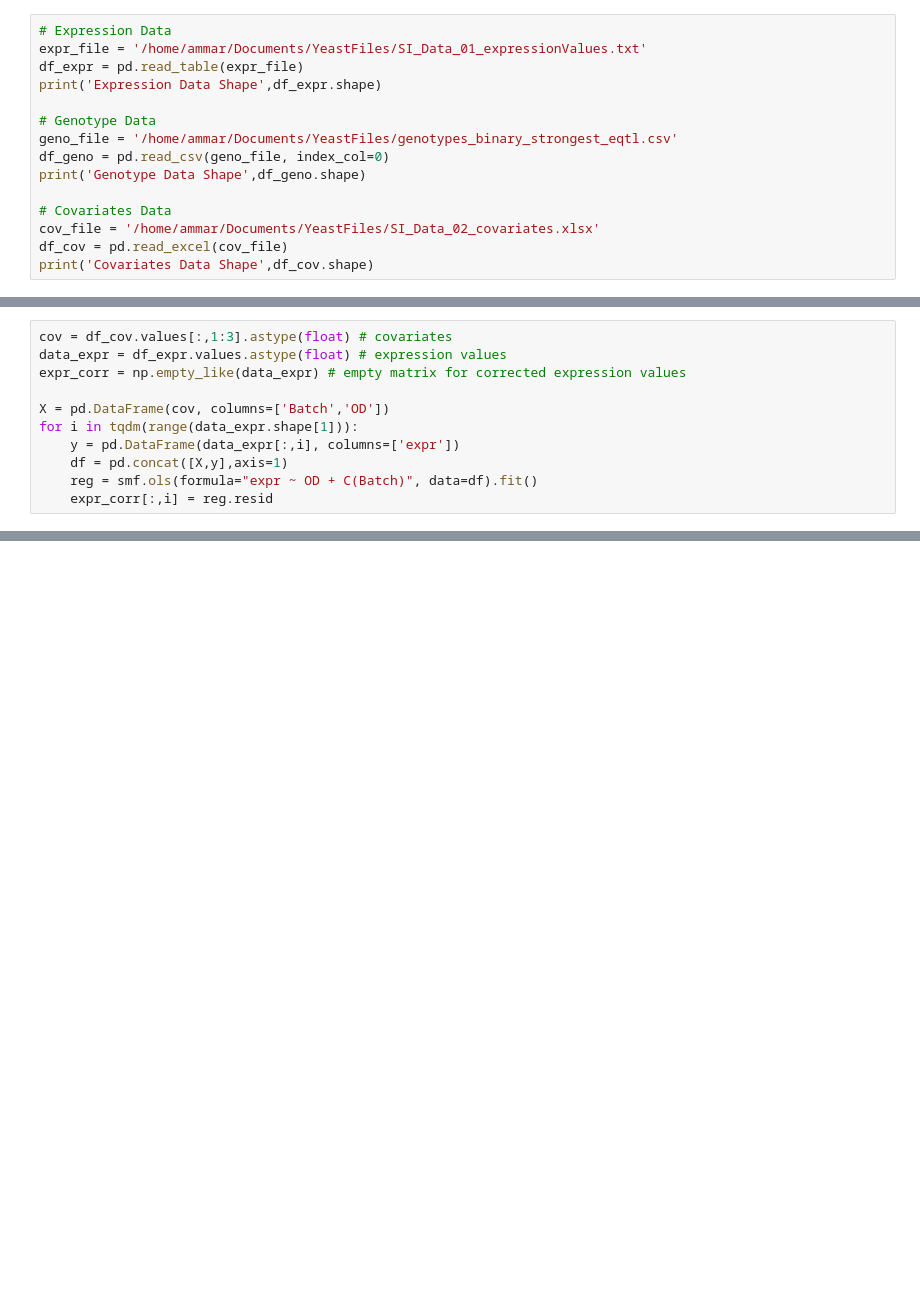
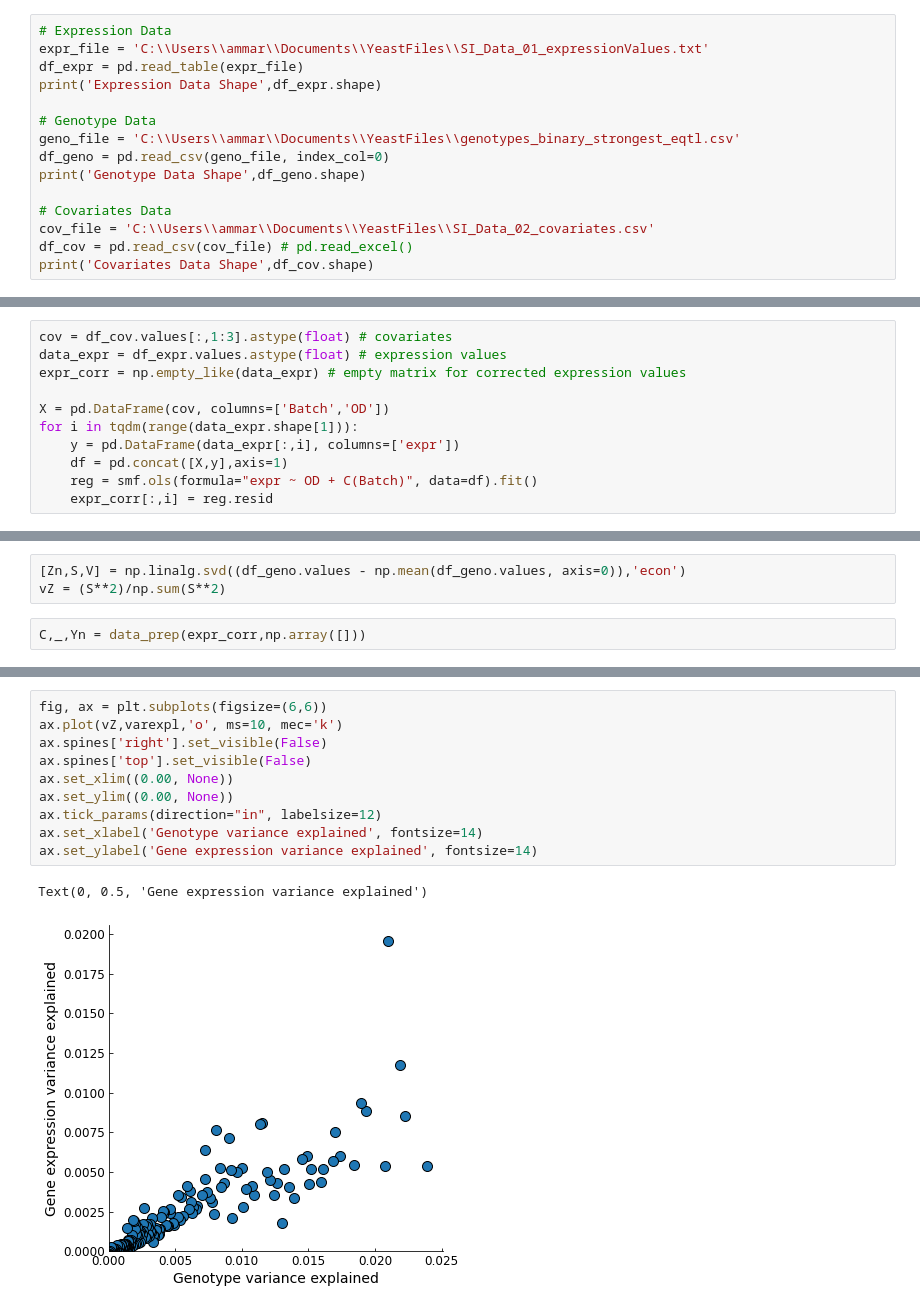
Before and after one commit to AmmarMalik93/LVREML-Python, a Jupyter notebook: LVREML_tutorial.ipynb, the cells around one changed output, grey strips where cells are left out. Drawn from its saved outputs; the diff is of its cells as text; blank space fills up the shorter version.

```diff
--- a/LVREML_tutorial.ipynb
+++ b/LVREML_tutorial.ipynb
@@ -12,18 +12,18 @@ from numpy.linalg import matrix_rank
 import matplotlib.pyplot as plt
 # %%
 # Expression Data
-expr_file = '/home/ammar/Documents/YeastFiles/SI_Data_01_expressionValues.txt'
+expr_file = 'C:\\Users\\ammar\\Documents\\YeastFiles\\SI_Data_01_expressionValues.txt'
 df_expr = pd.read_table(expr_file)
 print('Expression Data Shape',df_expr.shape)
 
 # Genotype Data
-geno_file = '/home/ammar/Documents/YeastFiles/genotypes_binary_strongest_eqtl.csv'
+geno_file = 'C:\\Users\\ammar\\Documents\\YeastFiles\\genotypes_binary_strongest_eqtl.csv'
 df_geno = pd.read_csv(geno_file, index_col=0)
 print('Genotype Data Shape',df_geno.shape)
 
 # Covariates Data
-cov_file = '/home/ammar/Documents/YeastFiles/SI_Data_02_covariates.xlsx'
-df_cov = pd.read_excel(cov_file)
+cov_file = 'C:\\Users\\ammar\\Documents\\YeastFiles\\SI_Data_02_covariates.csv'
+df_cov = pd.read_csv(cov_file) # pd.read_excel()
 print('Covariates Data Shape',df_cov.shape)
 # %% [output]
 Expression Data Shape (1012, 5720)
@@ -53,0 +43,5 @@ C,Znall,Yn = data_prep.data_prep(Y,Zall)
+# %%
+[Zn,S,V] = np.linalg.svd((df_geno.values - np.mean(df_geno.values, axis=0)),'econ')
+vZ = (S**2)/np.sum(S**2)
+# %%
+C,_,Yn = data_prep(expr_corr,np.array([]))
@@ -53,0 +197,13 @@ C,Znall,Yn = data_prep.data_prep(Y,Zall)
+# %%
+fig, ax = plt.subplots(figsize=(6,6))
+ax.plot(vZ,varexpl,'o', ms=10, mec='k')
+ax.spines['right'].set_visible(False)
+ax.spines['top'].set_visible(False)
+ax.set_xlim((0.00, None))
+ax.set_ylim((0.00, None))
+ax.tick_params(direction="in", labelsize=12)
+ax.set_xlabel('Genotype variance explained', fontsize=14)
+ax.set_ylabel('Gene expression variance explained', fontsize=14)
+# %% [output]
+Text(0, 0.5, 'Gene expression variance explained')
+[figure, added]
```
Also changed, not shown: parts of 15 cells of this notebook, 2 other files.
